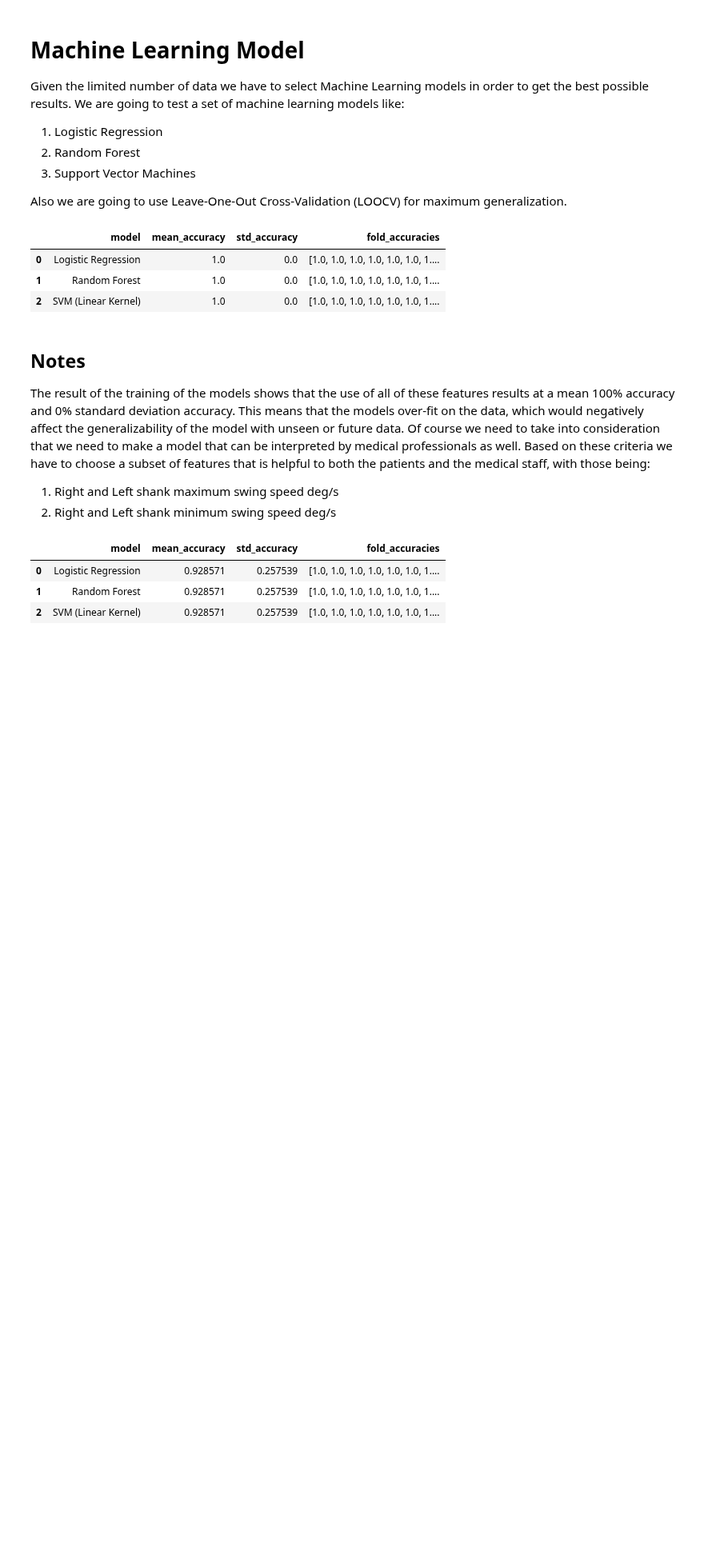
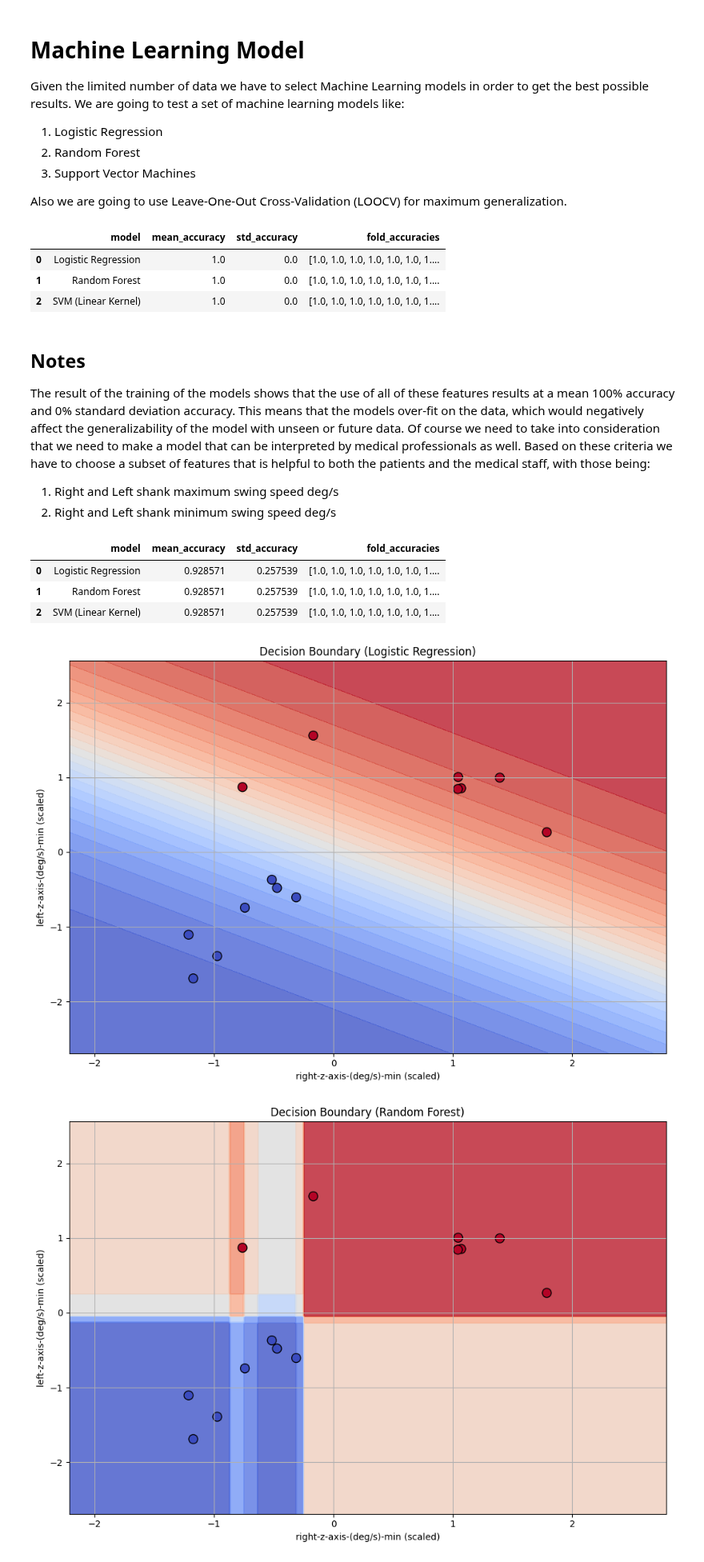
Before and after one commit to StamatisOrfanos/GaitRehab, a Jupyter notebook: gait_classification.ipynb, the cells around one changed output. Shown at 80% size. Cells and saved outputs as stored; diff of their text form; code cells hidden in the pictures; blank space fills up the shorter version.

Commit message:
Add ploting results in the classification model

```diff
--- a/gait_classification.ipynb
+++ b/gait_classification.ipynb
@@ -316,7 +315,7 @@ cv = LeaveOneOut()
 models = {
     'Logistic Regression': LogisticRegression(max_iter=100),
     'Random Forest':       RandomForestClassifier(n_estimators=10, random_state=42),
-    'SVM (Linear Kernel)': SVC(kernel='linear')
+    "SVM (Linear Kernel)": SVC(kernel="linear", probability=True)
 }
 
 # Evaluate models using LOOCV
@@ -334,3 +333,35 @@ results_df
 | 0 | Logistic Regression | 0.928571 | 0.257539 | [1.0, 1.0, 1.0, 1.0, 1.0, 1.0, 1.... |
 | 1 | Random Forest | 0.928571 | 0.257539 | [1.0, 1.0, 1.0, 1.0, 1.0, 1.0, 1.... |
 | 2 | SVM (Linear Kernel) | 0.928571 | 0.257539 | [1.0, 1.0, 1.0, 1.0, 1.0, 1.0, 1.... |
+# %%
+# Select interpretable features for 2D plot
+X = df[['right-z-axis-(deg/s)-min', 'left-z-axis-(deg/s)-min']]
+y = df['label']
+
+# Standardize
+scaler = StandardScaler()
+X_scaled = scaler.fit_transform(X)
+
+# Create meshgrid for decision boundary
+x_min, x_max = X_scaled[:, 0].min() - 1, X_scaled[:, 0].max() + 1
+y_min, y_max = X_scaled[:, 1].min() - 1, X_scaled[:, 1].max() + 1
+xx, yy = np.meshgrid(np.linspace(x_min, x_max, 300), np.linspace(y_min, y_max, 300))
+grid = np.c_[xx.ravel(), yy.ravel()]
+
+
+# Plot each model's decision boundary
+for model_name, model in models.items():
+    model.fit(X_scaled, y)
+    probs = model.predict_proba(grid)[:, 1].reshape(xx.shape)
+    plt.figure(figsize=(10, 7))
+    plt.contourf(xx, yy, probs, 25, cmap="coolwarm", alpha=0.8)
+    plt.scatter(X_scaled[:, 0], X_scaled[:, 1], c=y, cmap="coolwarm", edgecolors='k', s=100)
+    plt.xlabel("right-z-axis-(deg/s)-min (scaled)")
+    plt.ylabel("left-z-axis-(deg/s)-min (scaled)")
+    plt.title(f"Decision Boundary ({model_name})")
+    plt.grid(True)
+    plt.tight_layout()
+    plt.show()
+# %% [output]
+[figure, added]
+[figure, added]
```
Also changed, not shown: parts of 3 cells of this notebook, 3 other files.
